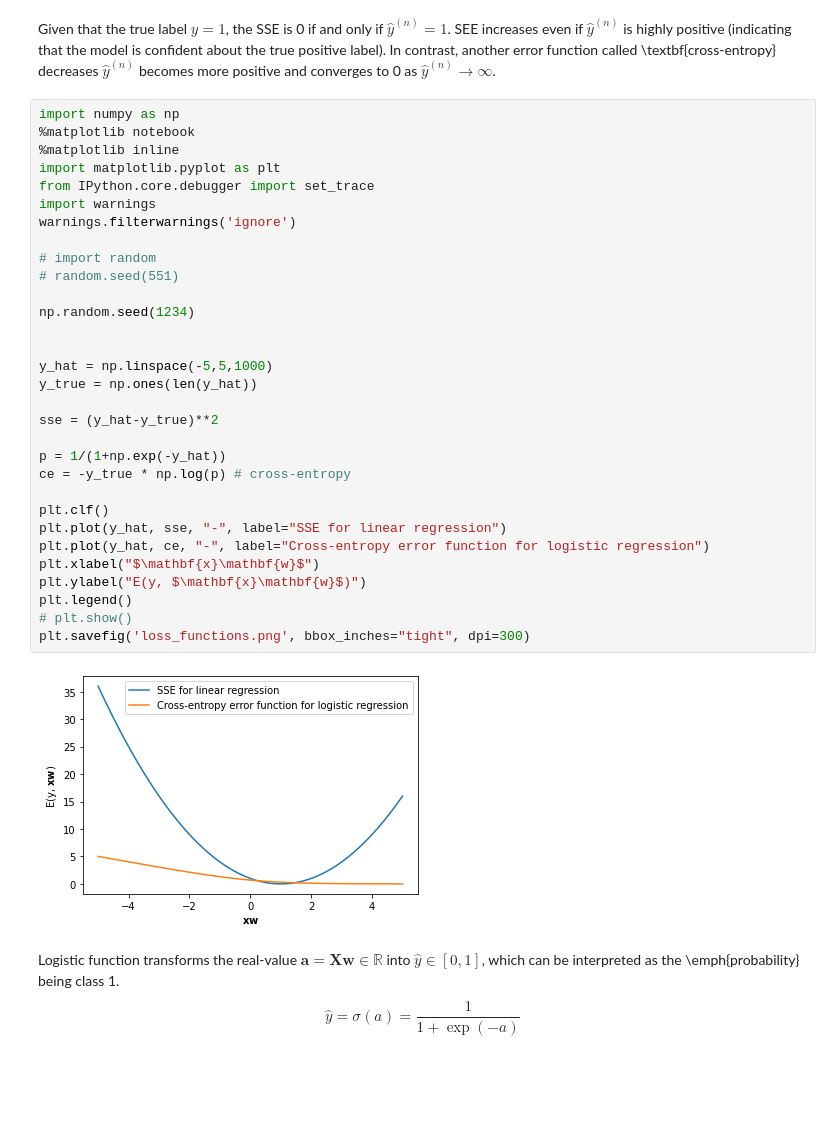
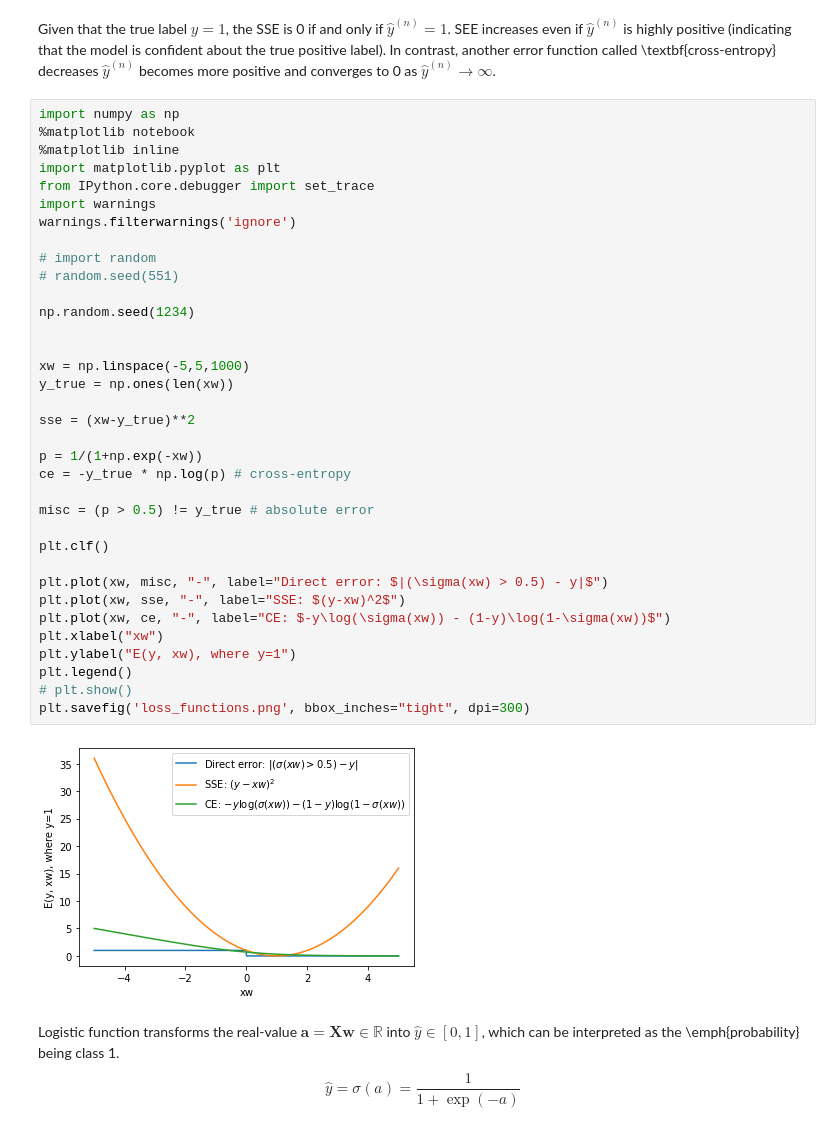
Before and after one commit to yueliyl/gec_intro2ml, a Jupyter notebook: LogisticRegression.ipynb, the cells around one changed output. Drawn from its saved outputs; the diff is of its cells as text; blank space fills up the shorter version.

```diff
--- a/LogisticRegression.ipynb
+++ b/LogisticRegression.ipynb
@@ -9,36 +9,40 @@ Given that the true label $y=1$, the SSE is 0 if and only if $\hat{y}^{(n)} = 1$
 # %%
 import numpy as np
 %matplotlib notebook
 %matplotlib inline
 import matplotlib.pyplot as plt
 from IPython.core.debugger import set_trace
 import warnings
 warnings.filterwarnings('ignore')
 
 # import random
 # random.seed(551)
 
 np.random.seed(1234)
 
 
-y_hat = np.linspace(-5,5,1000)
-y_true = np.ones(len(y_hat))
+xw = np.linspace(-5,5,1000)
+y_true = np.ones(len(xw))
 
-sse = (y_hat-y_true)**2
+sse = (xw-y_true)**2
 
-p = 1/(1+np.exp(-y_hat))
+p = 1/(1+np.exp(-xw))
 ce = -y_true * np.log(p) # cross-entropy
 
+misc = (p > 0.5) != y_true # absolute error
+
 plt.clf()
-plt.plot(y_hat, sse, "-", label="SSE for linear regression")
-plt.plot(y_hat, ce, "-", label="Cross-entropy error function for logistic regression")
-plt.xlabel("$\mathbf{x}\mathbf{w}$")
-plt.ylabel("E(y, $\mathbf{x}\mathbf{w}$)")
+
+plt.plot(xw, misc, "-", label="Direct error: $|(\sigma(xw) > 0.5) - y|$")
+plt.plot(xw, sse, "-", label="SSE: $(y-xw)^2$")
+plt.plot(xw, ce, "-", label="CE: $-y\log(\sigma(xw)) - (1-y)\log(1-\sigma(xw))$")
+plt.xlabel("xw")
+plt.ylabel("E(y, xw), where y=1")
 plt.legend()
 # plt.show()
 plt.savefig('loss_functions.png', bbox_inches="tight", dpi=300)
 # %% [output]
-[figure, old version]
+[figure, new version]
 # %% [markdown]
 Logistic function transforms the real-value $\mathbf{a}=\mathbf{X}\mathbf{w} \in \mathbb{R}$ into $\hat{y} \in [0,1]$, which can be interpreted as the \emph{probability} being class 1.
 	\begin{equation}
```
Also changed, not shown: parts of 1 cell of this notebook.
